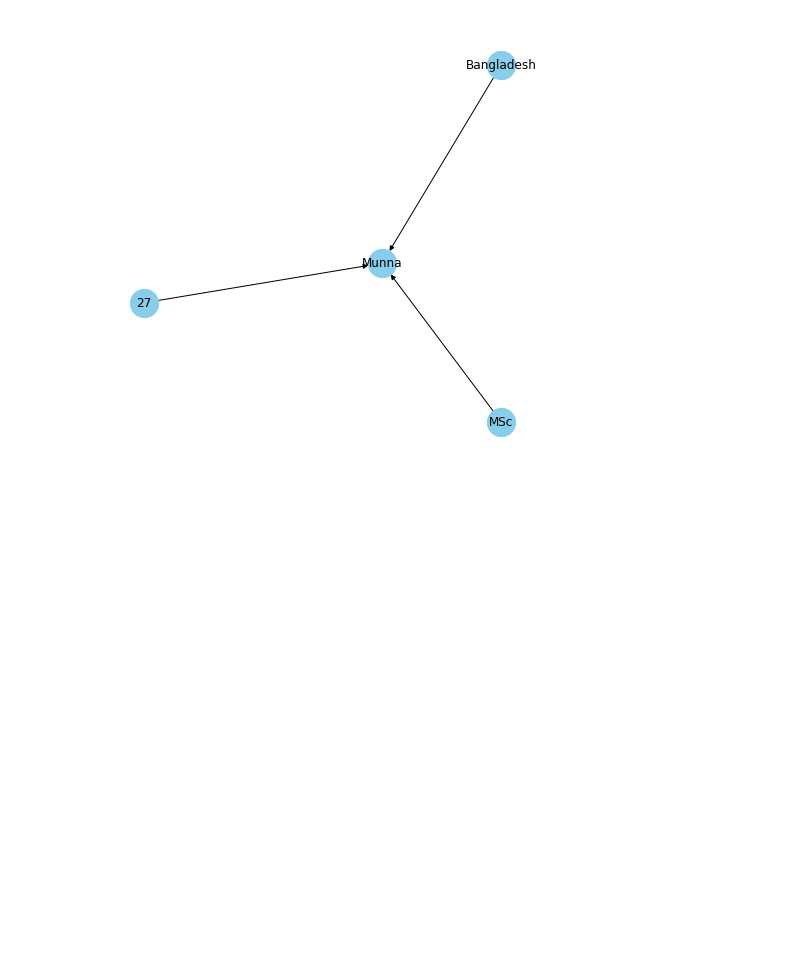
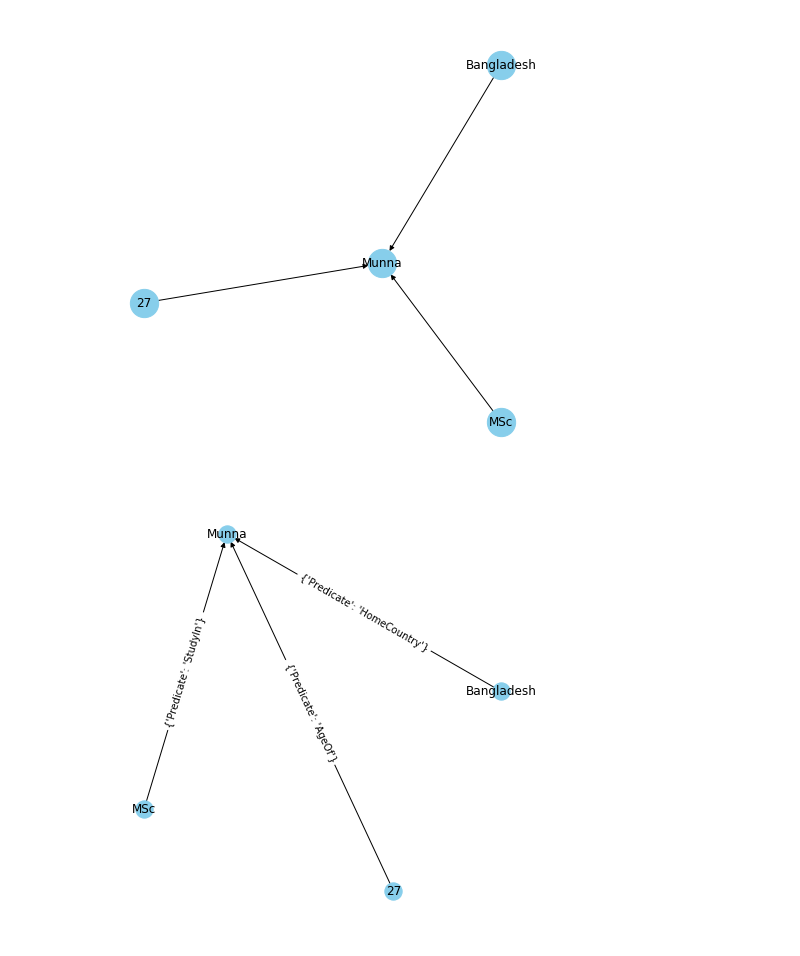
Before and after one commit to tahsirmunna/Knowledge-Graph-Creating, a Jupyter notebook: KG_triples_making.ipynb, the cells around one changed output. Cells and saved outputs as stored; diff of their text form; code cells hidden in the pictures; blank space fills up the shorter version.

Commit message:
Update KG_triples_making.ipynb
Change the Graph Attribute

```diff
--- a/KG_triples_making.ipynb
+++ b/KG_triples_making.ipynb
@@ -72,3 +72,13 @@ def graph(name):
 graph("Munna")
 # %% [output]
 [figure]
+# %%
+G=nx.from_pandas_edgelist(triples_data[triples_data['Subject']== "Munna"],"Object","Subject",
+                          edge_attr=True, create_using=nx.MultiDiGraph())
+plt.figure(figsize=(6,6))
+pos = nx.spring_layout(G)
+nx.draw(G, with_labels=True, node_color='skyblue', edge_cmap=plt.cm.Blues, pos = pos)
+nx.draw_networkx_edge_labels(G, pos=pos)
+plt.show()
+# %% [output]
+[figure, added]
```
